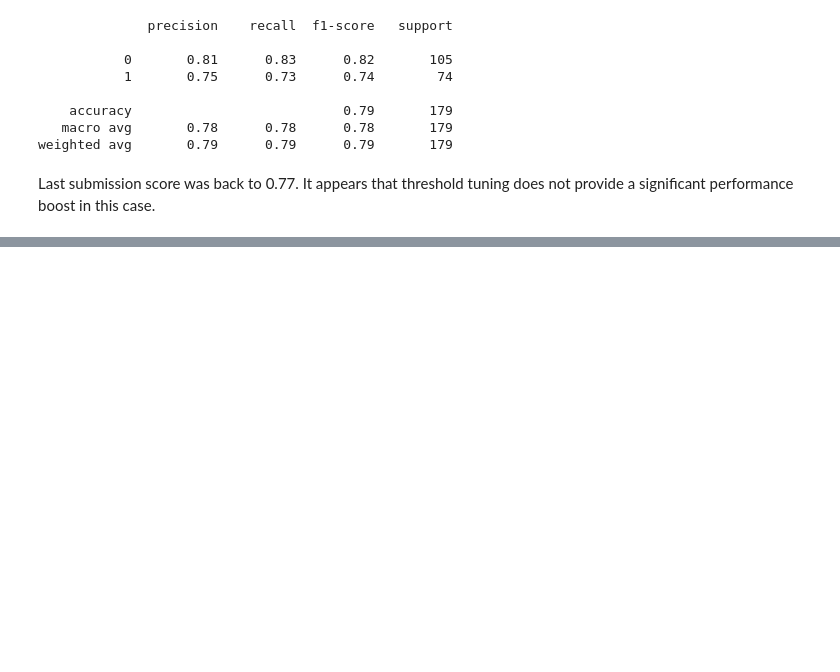
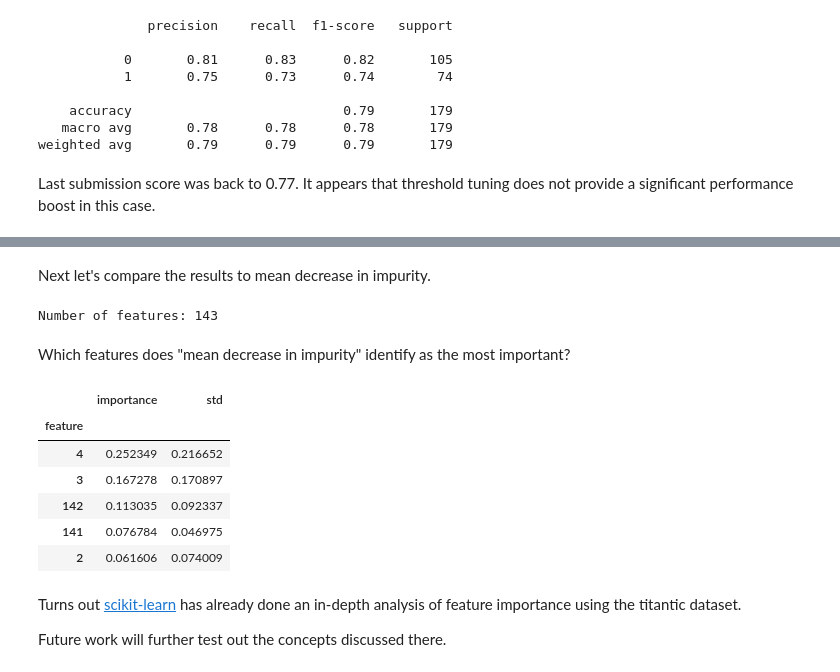
Before and after one commit to data-sandbox/kaggle-comps, a Jupyter notebook: titanic/titanic.ipynb, the cells around one changed output, grey strips where cells are left out. Saved outputs shown, nothing was run; the diff lists cells and outputs as text; code cells hidden in the pictures; blank space fills up the shorter version.

```diff
--- a/titanic/titanic.ipynb
+++ b/titanic/titanic.ipynb
@@ -548,0 +601,2 @@ Last submission score was back to 0.77. It appears that threshold tuning does no
+# %% [markdown]
+Next let's compare the results to mean decrease in impurity.
@@ -548,0 +607,29 @@ Last submission score was back to 0.77. It appears that threshold tuning does no
+# %%
+# Number of features after one-hot encoding
+print(f"Number of features: {model['est'].n_features_in_}")
+# %% [output]
+Number of features: 143
+# %%
+# Mean decrease in impurity
+importances = model['est'].feature_importances_
+std = np.std([tree.feature_importances_ for tree in model['est'].estimators_], axis=0)
+
+forest_importances = pd.DataFrame(data={'importance': pd.Series(importances),
+                                        'std': pd.Series(std)})
+forest_importances.index.name = 'feature'
+# %% [markdown]
+Which features does "mean decrease in impurity" identify as the most important?
+# %%
+forest_importances.sort_values(by='importance', ascending=False).head()
+# %% [output]
+|  | importance | std |
+| feature |  |  |
+| 4 | 0.252349 | 0.216652 |
+| 3 | 0.167278 | 0.170897 |
+| 142 | 0.113035 | 0.092337 |
+| 141 | 0.076784 | 0.046975 |
+| 2 | 0.061606 | 0.074009 |
+# %% [markdown]
+Turns out [scikit-learn](https://scikit-learn.org/stable/auto_examples/inspection/plot_permutation_importance.html#sphx-glr-auto-examples-inspection-plot-permutation-importance-py) has already done an in-depth analysis of feature importance using the titantic dataset.
+
+Future work will further test out the concepts discussed there.
```
Also changed, not shown: parts of 6 cells of this notebook.
